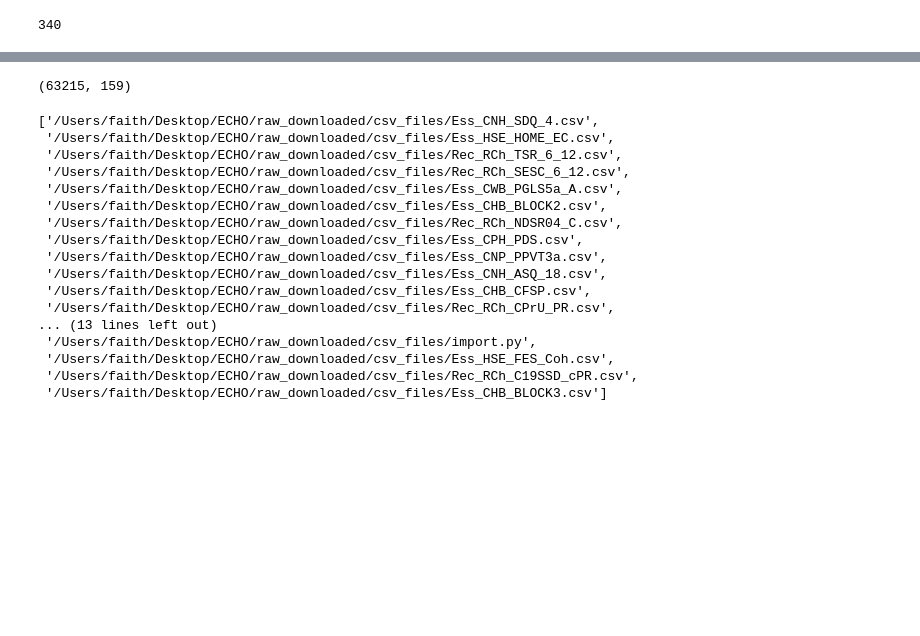
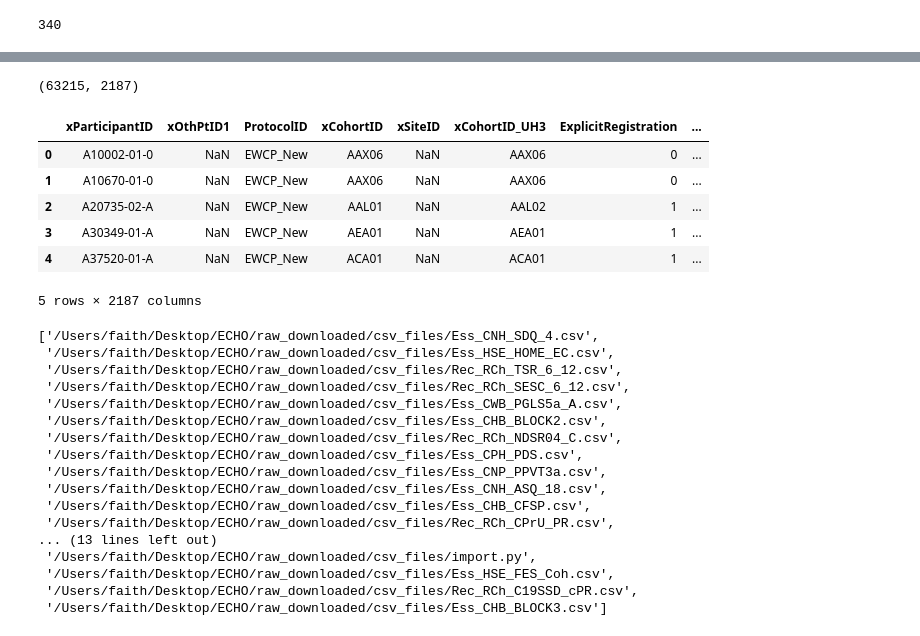
Before and after one commit to faithNassiwa/bch-birthcohort-db, a Jupyter notebook: ECHO/echo_combine.ipynb, the cells around one changed output, grey strips where cells are left out. Drawn from its saved outputs; the diff is of its cells as text; code cells hidden in the pictures; blank space fills up the shorter version.

Commit message:
Add grouping of files into batches set on categories in a csv file and adding values for multiple visits in a single individal columns

```diff
--- a/ECHO/echo_combine.ipynb
+++ b/ECHO/echo_combine.ipynb
@@ -12,8 +12,11 @@ directory = '/Users/faith/Desktop/Work/Boston Childrens Hospital/birth-cohort-db
 file_paths = [os.path.join(directory, file) for file in os.listdir(directory) if os.path.isfile(os.path.join(directory, file))]
 # %%
 # Make PtReg file the first item in the list since we shall need it to be set as the base with all the participant registrations
-PtReg = os.path.join(directory, 'PtReg.csv')
-file_paths.insert(0, file_paths.pop(file_paths.index(PtReg)))
+PtReg = '/Users/faith/Desktop/Work/Boston Childrens Hospital/birth-cohort-db/ECHO/data_dump/Data_CSVDownloaded/01_research/PtReg.csv'
+if PtReg in file_paths:
+    file_paths.insert(0, file_paths.pop(file_paths.index(PtReg)))
+else:
+    file_paths.insert(0, PtReg)
 len(file_paths)
 # %% [output]
 340
@@ -51,9 +54,33 @@ def aggregate_data(grouping_columns, grouping_df):
 
     # Flatten the multi-level columns if necessary
     grouped_df.columns = ['_'.join(col) if isinstance(col, tuple) else col for col in grouped_df.columns.values]
+    grouped_df.reset_index(inplace=True)
 
-    grouped_df.reset_index(inplace=True)
-    return grouped_df
+    # Initialize a list to collect row data dictionaries
+    rows_list = []
+
+    # Preprocessing grouped_df
+    # add life stages/visit_name on columns to capture responses where multiple visits are created e.g. life_stage_id.variable_name
+    for index, row in grouped_df.iterrows():
+        participant = row['xParticipantID']
+        cohort = row['xCohortID']
+        visits = row['VisitName'].split(",")
+        dates = row['xFormDT'].split(",")
+
+        row_data = {'xParticipantID': participant, 'xCohortID':cohort, 'VisitName':visits, 'xFormDT': dates}
+
+        for col in grouped_df.columns[4:]: # Skip the four three columns which is 'xParticipantID', 'xCohortID', 'VisitName' 'xFormDT'
+            values = row[col]
+            for visit, value in zip(visits, values):
+                col_name = f"{visit}.{col}"
+                row_data[col_name] = value
+
+        rows_list.append(row_data)
+
+    # Convert the list of dictionaries to a DataFrame
+    result_df = pd.DataFrame(rows_list)
+
+    return result_df
 
 def combine_echo_files(files):
     # Initialize an empty DataFrame and trackers
@@ -107,7 +134,17 @@ combined_df.to_csv('combined_echo_data_3.csv', index=False)
 # %%
 combined_df.shape
 # %% [output]
-(63215, 159)
+(63215, 2187)
+# %%
+combined_df.head()
+# %% [output]
+|  | xParticipantID | xOthPtID1 | ProtocolID | xCohortID | xSiteID | xCohortID_UH3 | ExplicitRegistration | ... |
+| 0 | A10002-01-0 | NaN | EWCP_New | AAX06 | NaN | AAX06 | 0 | ... |
+| 1 | A10670-01-0 | NaN | EWCP_New | AAX06 | NaN | AAX06 | 0 | ... |
+| 2 | A20735-02-A | NaN | EWCP_New | AAL01 | NaN | AAL02 | 1 | ... |
+| 3 | A30349-01-A | NaN | EWCP_New | AEA01 | NaN | AEA01 | 1 | ... |
+| 4 | A37520-01-A | NaN | EWCP_New | ACA01 | NaN | ACA01 | 1 | ... |
+5 rows × 2187 columns
 # %%
 merged_files_30 = merged_files
 # %%
```
Also changed, not shown: parts of 5 cells of this notebook, 1 other file.
